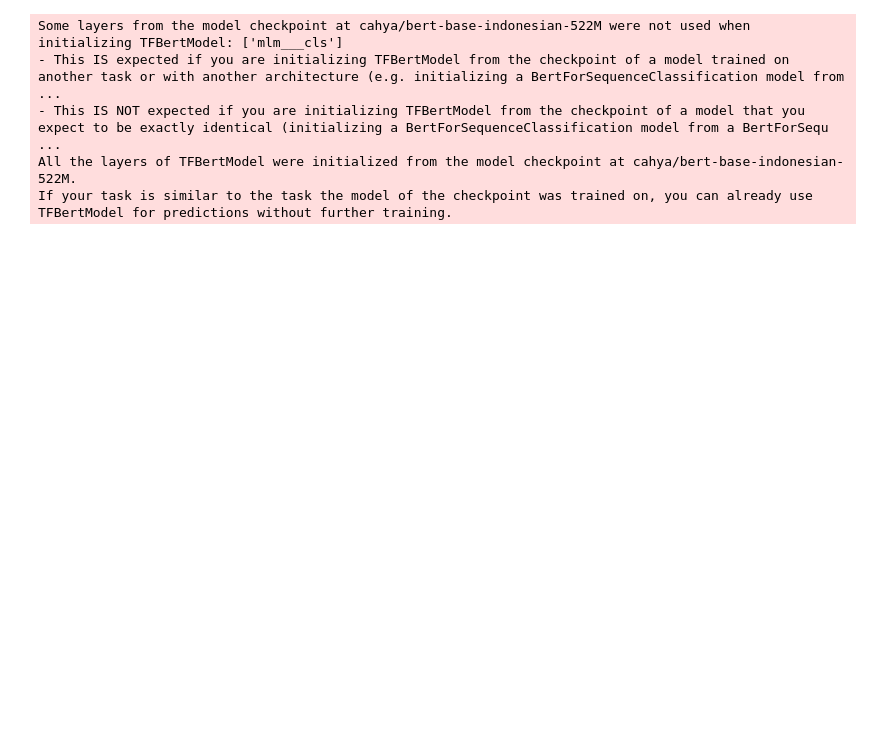
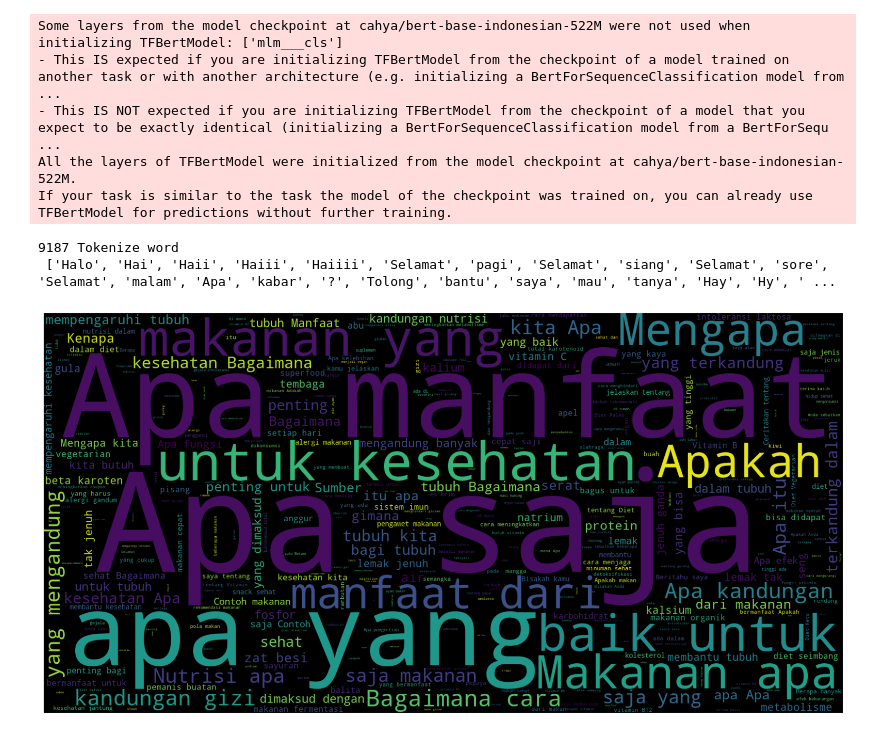
Before and after one commit to UhuyDev/Foodricion-ML, a Jupyter notebook: foodricion_bot.ipynb, the cells around one changed output. Cells and saved outputs as stored; diff of their text form; code cells hidden in the pictures; blank space fills up the shorter version.

```diff
--- a/foodricion_bot.ipynb
+++ b/foodricion_bot.ipynb
@@ -45,6 +48,20 @@ for intent in intents['intents']:
         documents.append((w, intent['tag']))
         if intent['tag'] not in classes:
             classes.append(intent['tag'])
+# %%
+print(len(words), "Tokenize word\n", words, "\n")
+# %% [output]
+9187 Tokenize word
+ ['Halo', 'Hai', 'Haii', 'Haiii', 'Haiiii', 'Selamat', 'pagi', 'Selamat', 'siang', 'Selamat', 'sore', 'Selamat', 'malam', 'Apa', 'kabar', '?', 'Tolong', 'bantu', 'saya', 'mau', 'tanya', 'Hay', 'Hy', ' ...
+# %%
+plt.figure(figsize=(20, 20))
+wc = WordCloud(max_words=2000, width=1600, height=800, stopwords=STOPWORDS).generate(' '.join(words))
+plt.imshow(wc, interpolation='bilinear')
+plt.xticks([])
+plt.yticks([])
+plt.show()
+# %% [output]
+[figure, added]
 # %%
 # Lemmatize word and stored it in a list
 words = [lemmatizer.lemmatize(w.lower()) for w in words if w not in ignore_words]
```
Also changed, not shown: parts of 22 cells of this notebook.
